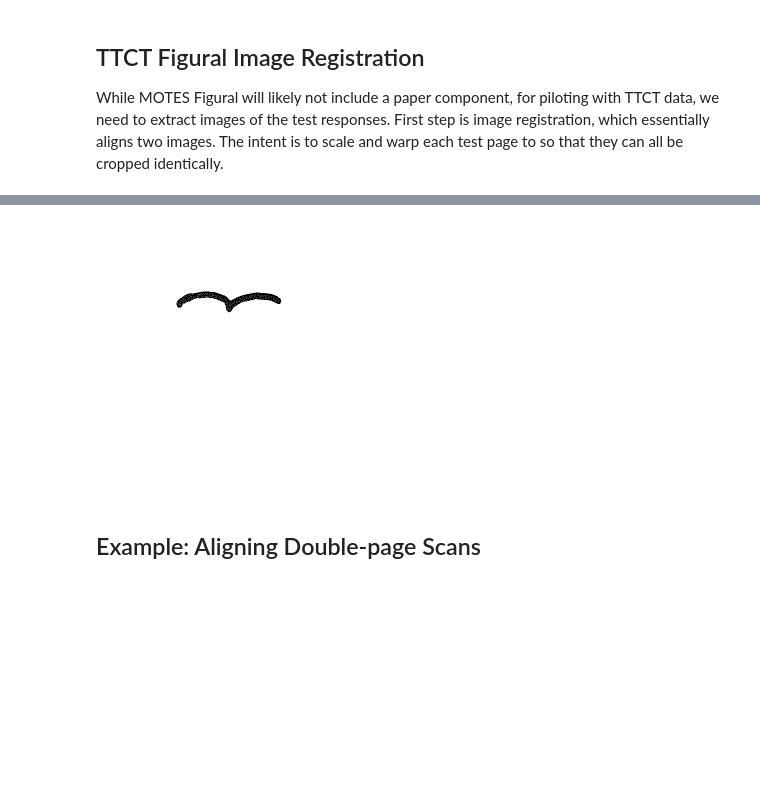
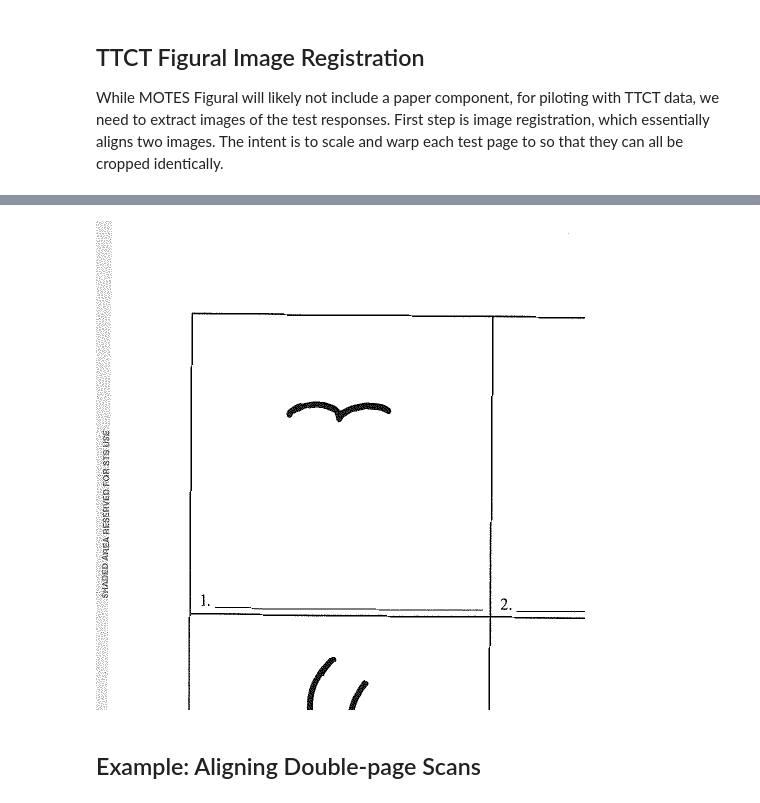
Before and after one commit to massivetexts/motes-figural, a Jupyter notebook: notebooks/alignment.ipynb, the cells around one changed output, grey strips where cells are left out. Drawn from its saved outputs; the diff is of its cells as text; code cells hidden in the pictures; blank space fills up the shorter version.

Commit message:
Update to export manual coding images

```diff
--- a/notebooks/alignment.ipynb
+++ b/notebooks/alignment.ipynb
@@ -26,9 +22,9 @@ meta.sample(1)
 # %%
 # load booklet A target
 target_a = Booklet('../data/blank-bookletA_cleaned.pdf', first_page=2, poppler_path=poppler_path, booklet='a')
-target_a.get_activity('2a', mod=10, square=True, use_originals=True)
+target_a.get_activity('2a', mod=-100, square=True, use_originals=True)
 # %% [output]
-[figure, old version]
+[figure, new version]
 # %% [markdown]
 ## Example: Aligning Double-page Scans
 # %%
```
Also changed, not shown: parts of 8 cells of this notebook.
